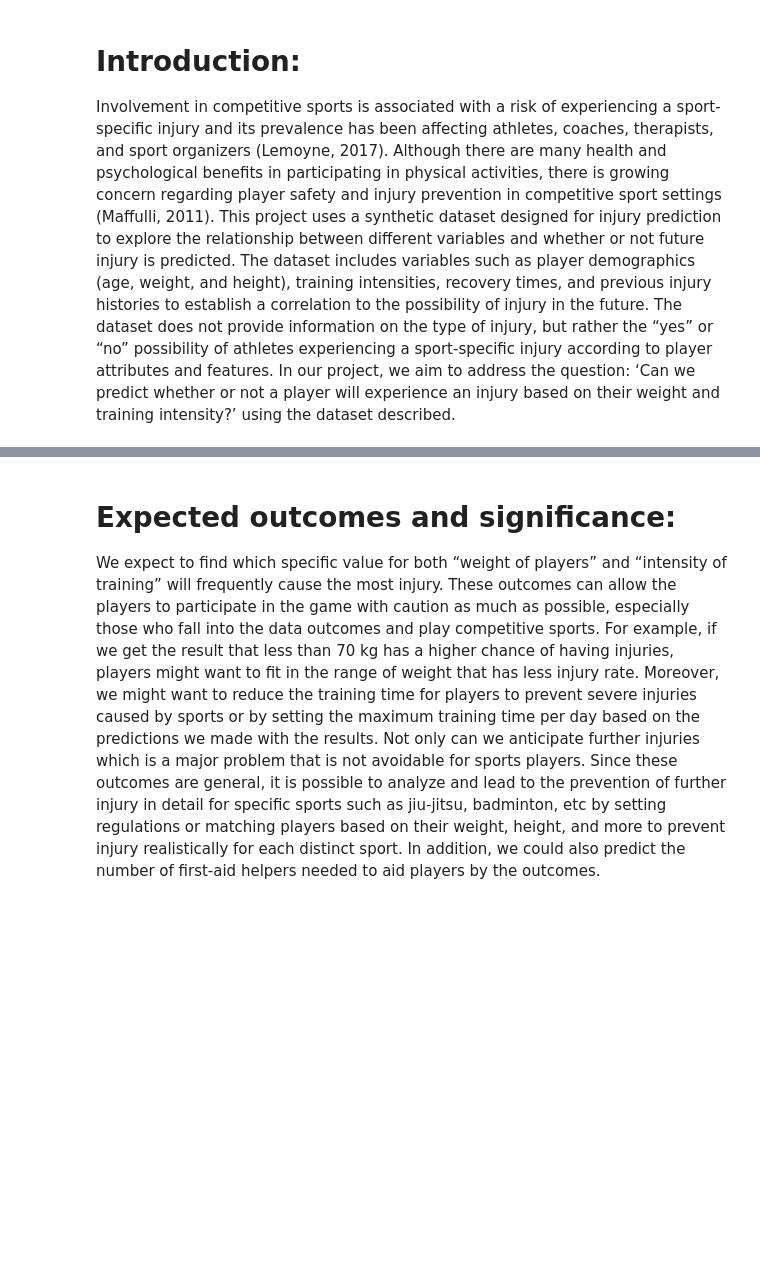
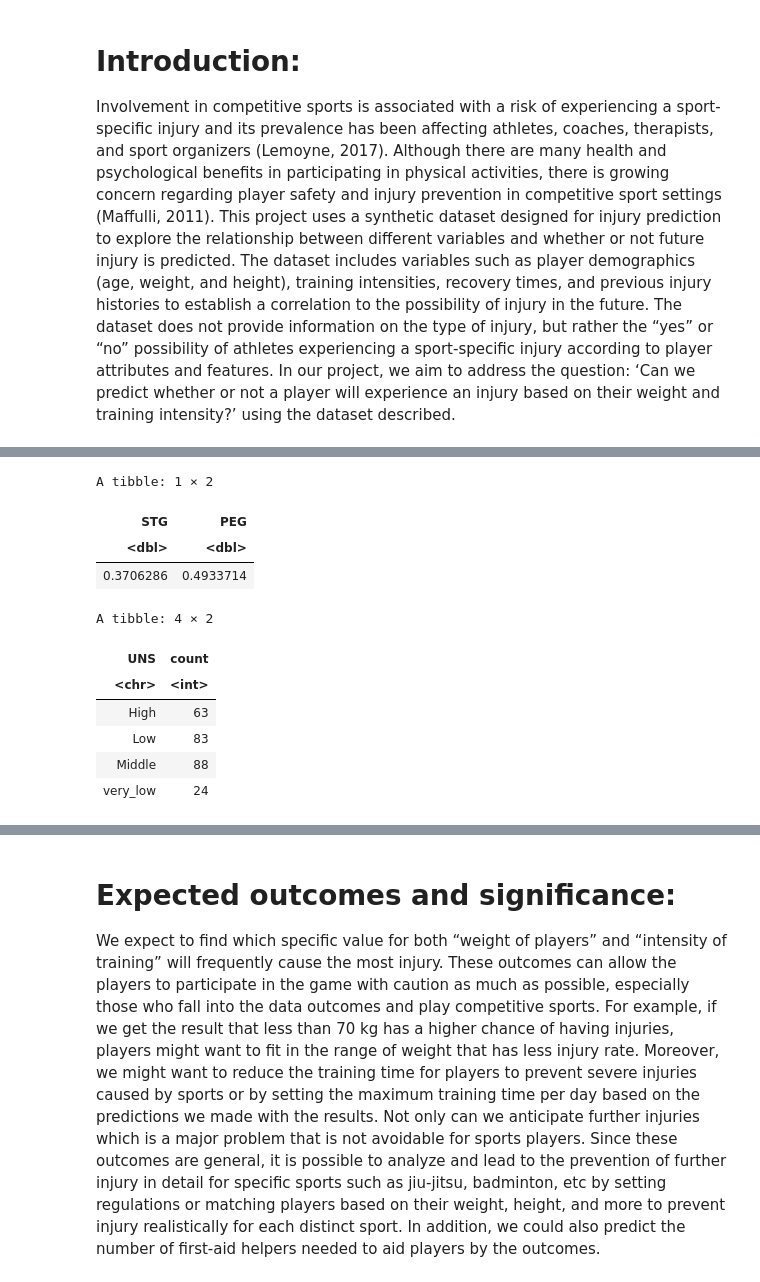
Before and after one commit to nkim0/Group-Project, a Jupyter notebook: Group Project Proposal.ipynb, the cells around one changed output, grey strips where cells are left out. Drawn from its saved outputs; the diff is of its cells as text; code cells hidden in the pictures; blank space fills up the shorter version.

```diff
--- a/Group Project Proposal.ipynb
+++ b/Group Project Proposal.ipynb
@@ -24,20 +18,0 @@ For the preliminary data analysis, we will primarily select the columns player_w
-# %%
-tidy_data_all <- na.omit(data) |>
-    mutate(Likelihood_of_Injury=fct_recode(as.factor(Likelihood_of_Injury), no = "0", yes = "1")) |>
-    mutate(Previous_Injuries=fct_recode(as.factor(Previous_Injuries), no = "0", yes = "1"))
-colnames(tidy_data_all)[7] <- "Injured"
-
-selected_data <- tidy_data_all |>
-    select(Player_Weight, Training_Intensity, Injured)
-
-injury_prediction_summary <- selected_data |>
-    group_by(Injured) |>
-    summarize(count = n())
-
-mean_table <- selected_data |>
-    select(-Injured) |>
-    map(mean)
-
-head(tidy_data_all)
-mean_table
-injury_prediction_summary
@@ -65,0 +33,23 @@ We can see Likelihood of injury have balanced counts and we can continue. Lastly
+# %%
+knowledge_prediction_summary <- tidy_data_all |>
+    group_by(UNS) |>
+    summarize(count = n())
+
+mean_table <- knowledge_train |>
+    select(STG, PEG) |>
+    map_df(mean)
+
+mean_table
+knowledge_prediction_summary
+# %% [output]
+A tibble: 1 × 2
+| STG | PEG |
+| <dbl> | <dbl> |
+| 0.3706286 | 0.4933714 |
+A tibble: 4 × 2
+| UNS | count |
+| <chr> | <int> |
+| High | 63 |
+| Low | 83 |
+| Middle | 88 |
+| very_low | 24 |
```
Also changed, not shown: parts of 8 cells of this notebook, 1 other file.
